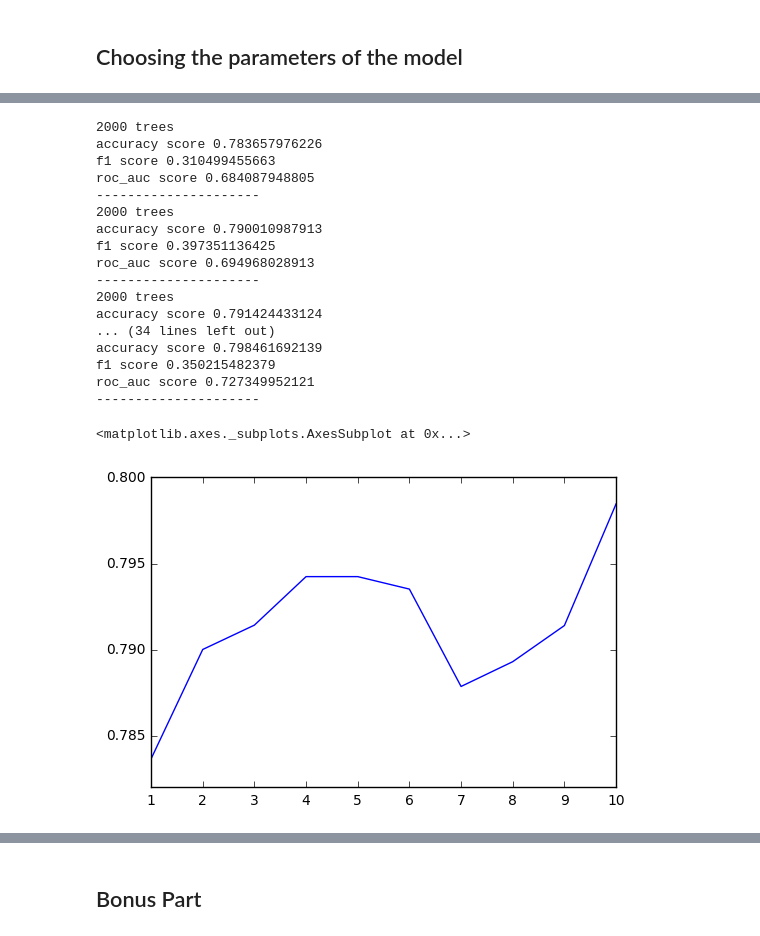
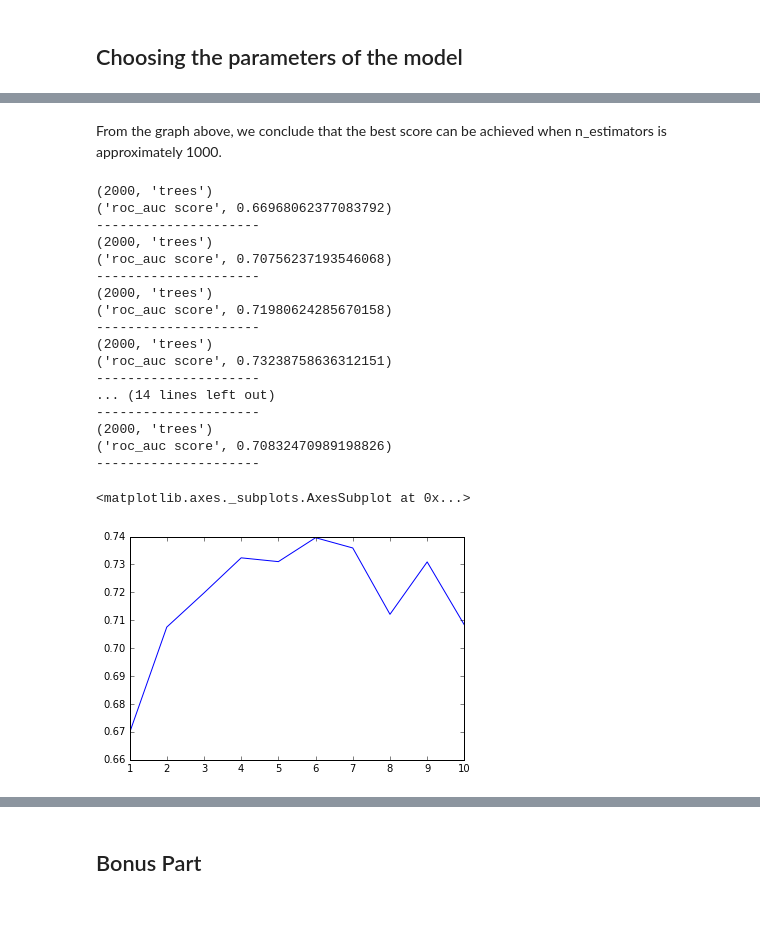
Before and after one commit to meryemmhamdi1/Gokcen_Meryem_Riyadh_ADA, a Jupyter notebook: 04 - Applied ML/HW4.ipynb, the cells around one changed output, grey strips where cells are left out. Cells and saved outputs as stored; diff of their text form; code cells hidden in the pictures.

```diff
--- a/04 - Applied ML/HW4.ipynb
+++ b/04 - Applied ML/HW4.ipynb
@@ -214,6 +215,8 @@ Name: rater2, dtype: int64
 Based on this analysis, we can see inconsistent labelling for less than 25% of the cases. We have decided to drop players for which difference in rating between the two raters is more than 0.5 (since there are only 2). For the ones for which the difference is 0.25, we try with two different approaches:
 * Taking the average: this can be problematic depending on the number of classes we want to use (if a player has 0.25 from rater1 and 0.5 from rater2, then taking the average will lead to rater1 dominating a binary classification)
 * Keeping the two vectors for raters and training them separately to compare the results.
+# %%
+crowdstorming_df_num = crowdstorming_df_num[abs(crowdstorming_df_num['rater1']-crowdstorming_df_num['rater2'])<0.5]
 # %%
 # Averaging over rater1 and rater2:
 crowdstorming_df_num['meanRating'] = (crowdstorming_df_num['rater1'] + crowdstorming_df_num['rater2'])/2
@@ -341,6 +345,6 @@ sample_weights_binary = weight_sample(y_train_binary)
 # %%
 # Fit a random forest to the training data for binary classification, using 100 trees
 from sklearn.ensemble import RandomForestClassifier
-forest = RandomForestClassifier(class_weight='balanced')
+forest_binary = RandomForestClassifier(class_weight='balanced')
 
-forest_binary = forest.fit(X_train, y_train_binary, sample_weight= sample_weights_binary)
+forest_binary = forest_binary.fit(X_train, y_train_binary, sample_weight= sample_weights_binary)
@@ -518,22 +543,13 @@ n_estimator_options=[10,30,50,100,200,500,1000,2000]
 
 for trees in n_estimator_options:
     model = RandomForestClassifier(n_estimators=trees)
-    scores_binary_accuracy = cross_val_score(model,  X, y_binary, cv=10, scoring='accuracy')
-    scores_binary_f1 = cross_val_score(model,  X, y_binary, cv=10, scoring='f1')
     scores_binary_roc_auc = cross_val_score(model,  X, y_binary, cv=10, scoring='roc_auc')
-
-
     print(trees,'trees')
-    print('accuracy score', scores_binary_accuracy.mean())
-    results_accuracy.append(scores_binary_accuracy.mean())
-
-    print('f1 score', scores_binary_f1.mean())
-    results_f1.append(scores_binary_f1.mean())
 
     print('roc_auc score', scores_binary_roc_auc.mean())
     results_roc_auc.append(scores_binary_roc_auc.mean())
 
     print('---------------------')
 
-pd.Series(results_accuracy, n_estimator_options).plot()
+pd.Series(results_roc_auc, n_estimator_options).plot()
 # %% [output]
@@ -569,47 +575,41 @@ pd.Series(results_roc_auc, n_estimator_options).plot()
+# %% [markdown]
+From the graph above, we conclude that the best score can be achieved when n_estimators is approximately 1000.
 # %%
 results_accuracy=[]
 results_f1=[]
 results_roc_auc=[]
 
-min_samples_leaf_options=[1,2,3,4,5,6,7,8,9,10]
+max_depth_options=[1,2,3,4,5,6,7,8,9,10]
 
-for min_samples in min_samples_leaf_options:
-    model = RandomForestClassifier(min_samples_leaf=min_samples)
-    scores_binary_accuracy = cross_val_score(model,  X, y_binary, cv=10, scoring='accuracy')
-    scores_binary_f1 = cross_val_score(model,  X, y_binary, cv=10, scoring='f1')
+for max_samples in max_depth_options:
+    model = RandomForestClassifier(max_depth=max_samples)
     scores_binary_roc_auc = cross_val_score(model,  X, y_binary, cv=10, scoring='roc_auc')
 
 
     print(trees,'trees')
-    print('accuracy score', scores_binary_accuracy.mean())
-    results_accuracy.append(scores_binary_accuracy.mean())
-
-    print('f1 score', scores_binary_f1.mean())
-    results_f1.append(scores_binary_f1.mean())
-
     print('roc_auc score', scores_binary_roc_auc.mean())
     results_roc_auc.append(scores_binary_roc_auc.mean())
 
     print('---------------------')
 
-pd.Series(results_accuracy, min_samples_leaf_options).plot()
+pd.Series(results_roc_auc, max_depth_options).plot()
 # %% [output]
-2000 trees
-accuracy score 0.783657976226
-f1 score 0.310499455663
-roc_auc score 0.684087948805
+(2000, 'trees')
+('roc_auc score', 0.66968062377083792)
 ---------------------
-2000 trees
-accuracy score 0.790010987913
-f1 score 0.397351136425
-roc_auc score 0.694968028913
+(2000, 'trees')
+('roc_auc score', 0.70756237193546068)
 ---------------------
-2000 trees
-accuracy score 0.791424433124
-... (34 lines left out)
-accuracy score 0.798461692139
-f1 score 0.350215482379
-roc_auc score 0.727349952121
+(2000, 'trees')
+('roc_auc score', 0.71980624285670158)
 ---------------------
+(2000, 'trees')
+('roc_auc score', 0.73238758636312151)
+---------------------
+... (14 lines left out)
+---------------------
+(2000, 'trees')
+('roc_auc score', 0.70832470989198826)
+---------------------
 <matplotlib.axes._subplots.AxesSubplot at 0x...>
-[figure, old version]
+[figure, new version]
```
Also changed, not shown: parts of 66 cells of this notebook.
